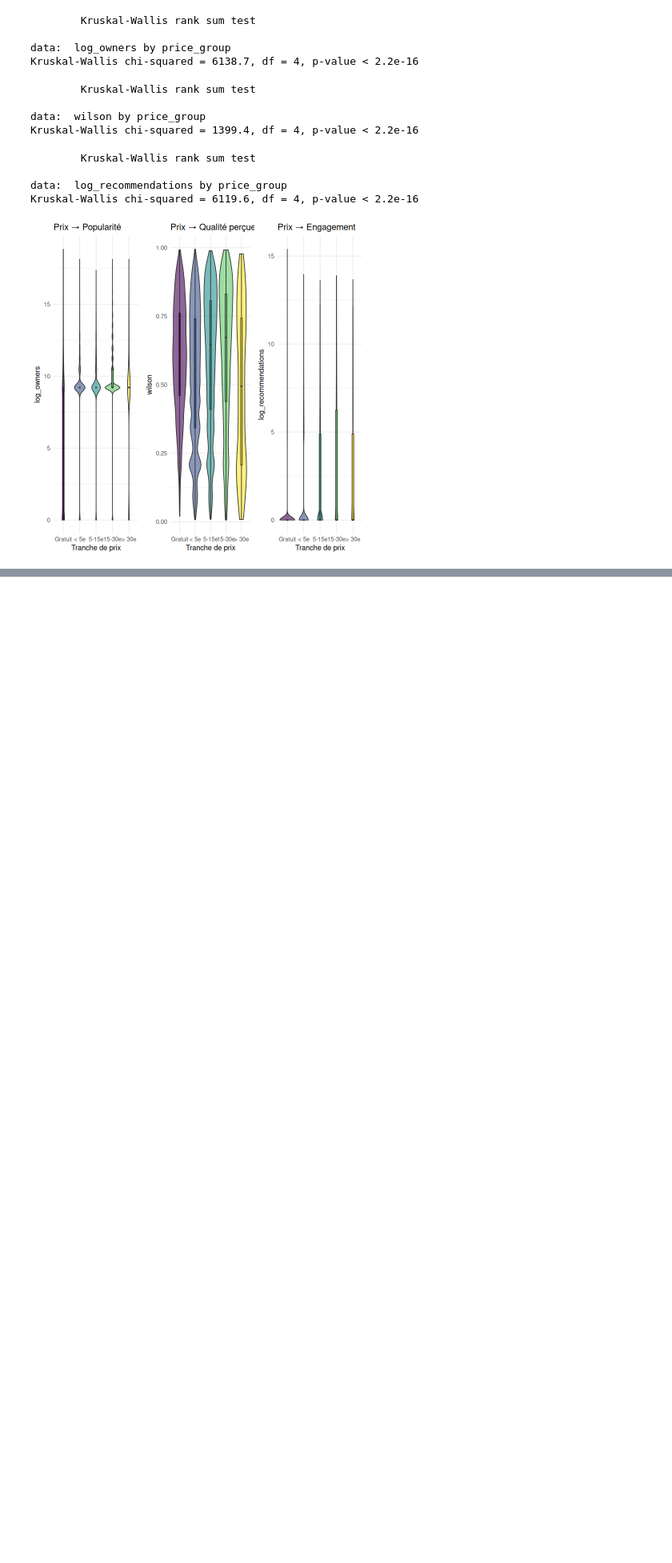
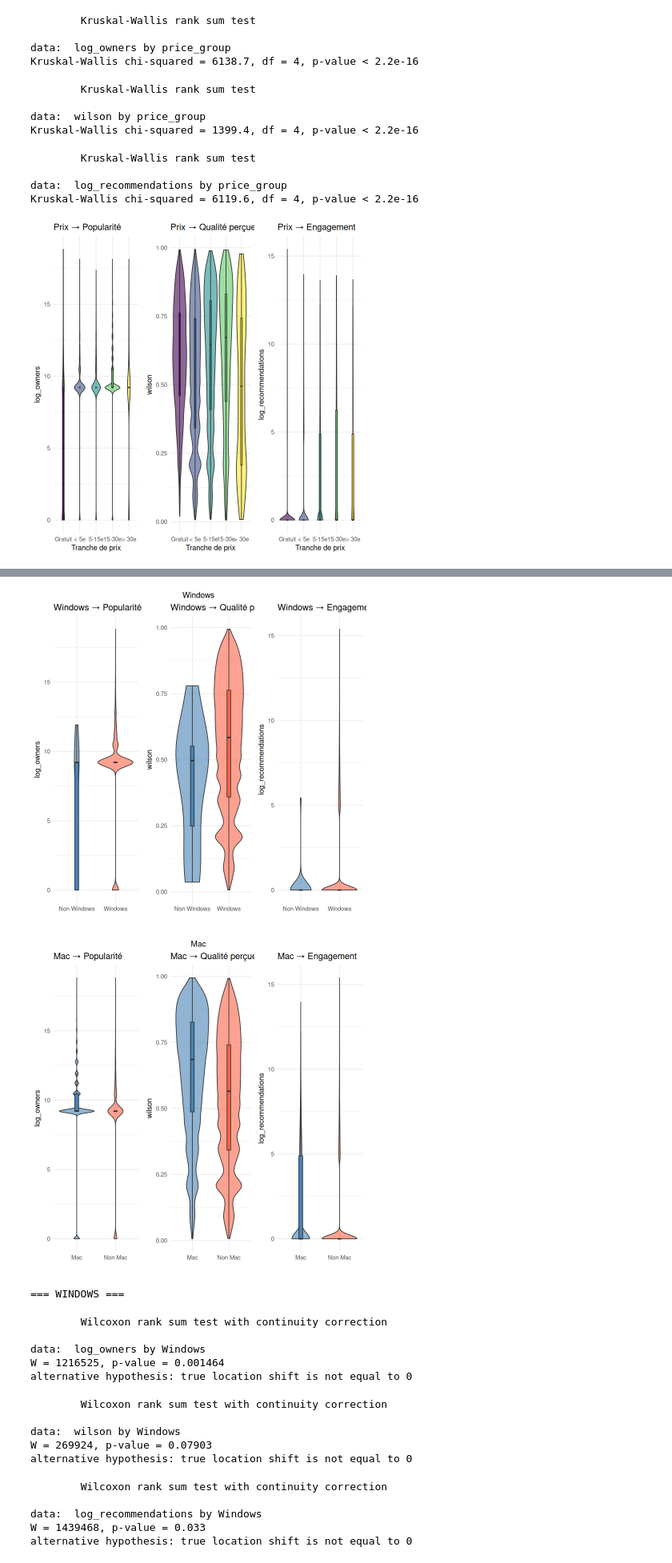
Before and after one commit to Thethomasbutnottheleast/Steam-Analyse, a Jupyter notebook: succes_commercial.ipynb, the cells around one changed output, grey strips where cells are left out. Shown at 80% size. Cells and saved outputs as stored; diff of their text form; code cells hidden in the pictures; blank space fills up the shorter version.

```diff
--- a/succes_commercial.ipynb
+++ b/succes_commercial.ipynb
@@ -386,0 +503,76 @@ Kruskal-Wallis chi-squared = 6119.6, df = 4, p-value < 2.2e-16
+# %%
+# Support OS vs composantes du succès
+p_win_owners <- plot_binary_vs_success(df_analysis, "Windows", "log_owners",
+                               "Windows", "Non Windows", "Windows → Popularité")
+p_win_wilson <- plot_binary_vs_success(df_analysis, "Windows", "wilson",
+                               "Windows", "Non Windows", "Windows → Qualité perçue")
+p_win_recomm <- plot_binary_vs_success(df_analysis, "Windows", "log_recommendations",
+                               "Windows", "Non Windows", "Windows → Engagement")
+
+p_mac_owners <- plot_binary_vs_success(df_analysis, "Mac", "log_owners",
+                               "Mac", "Non Mac", "Mac → Popularité")
+p_mac_wilson <- plot_binary_vs_success(df_analysis, "Mac", "wilson",
+                               "Mac", "Non Mac", "Mac → Qualité perçue")
+p_mac_recomm <- plot_binary_vs_success(df_analysis, "Mac", "log_recommendations",
+                               "Mac", "Non Mac", "Mac → Engagement")
+
+p_lin_owners <- plot_binary_vs_success(df_analysis, "Linux", "log_owners",
+                               "Linux", "Non Linux", "Linux → Popularité")
+p_lin_wilson <- plot_binary_vs_success(df_analysis, "Linux", "wilson",
+                               "Linux", "Non Linux", "Linux → Qualité perçue")
+p_lin_recomm <- plot_binary_vs_success(df_analysis, "Linux", "log_recommendations",
+                               "Linux", "Non Linux", "Linux → Engagement")
+
+# Grid par OS
+gridExtra::grid.arrange(p_win_owners, p_win_wilson, p_win_recomm, ncol = 3,
+                        top = "Windows")
+gridExtra::grid.arrange(p_mac_owners, p_mac_wilson, p_mac_recomm, ncol = 3,
+                        top = "Mac")
+gridExtra::grid.arrange(p_lin_owners, p_lin_wilson, p_lin_recomm, ncol = 3,
+                        top = "Linux")
+
+# Tests statistiques
+cat("=== WINDOWS ===\n")
+wilcox.test(log_owners ~ Windows, data = df_analysis)
+wilcox.test(wilson ~ Windows, data = df_analysis)
+wilcox.test(log_recommendations ~ Windows, data = df_analysis)
+
+cat("=== MAC ===\n")
+wilcox.test(log_owners ~ Mac, data = df_analysis)
+wilcox.test(wilson ~ Mac, data = df_analysis)
+wilcox.test(log_recommendations ~ Mac, data = df_analysis)
+
+cat("=== LINUX ===\n")
+wilcox.test(log_owners ~ Linux, data = df_analysis)
+wilcox.test(wilson ~ Linux, data = df_analysis)
+wilcox.test(log_recommendations ~ Linux, data = df_analysis)
+
+# Stats descriptives
+df_analysis %>%
+  summarise(
+    across(c(Windows, Mac, Linux),
+           list(
+             owners_med  = ~median(log_owners[. == TRUE], na.rm = TRUE),
+             wilson_med  = ~median(wilson[. == TRUE], na.rm = TRUE),
+             recomm_med  = ~median(log_recommendations[. == TRUE], na.rm = TRUE)
+           ))
+  )
+# %% [output]
+[figure, added]
+[figure, added]
+=== WINDOWS ===
+        Wilcoxon rank sum test with continuity correction
+
+data:  log_owners by Windows
+W = 1216525, p-value = 0.001464
+alternative hypothesis: true location shift is not equal to 0
+        Wilcoxon rank sum test with continuity correction
+
+data:  wilson by Windows
+W = 269924, p-value = 0.07903
+alternative hypothesis: true location shift is not equal to 0
+        Wilcoxon rank sum test with continuity correction
+
+data:  log_recommendations by Windows
+W = 1439468, p-value = 0.033
+alternative hypothesis: true location shift is not equal to 0
```
Also changed, not shown: parts of 18 cells of this notebook.
